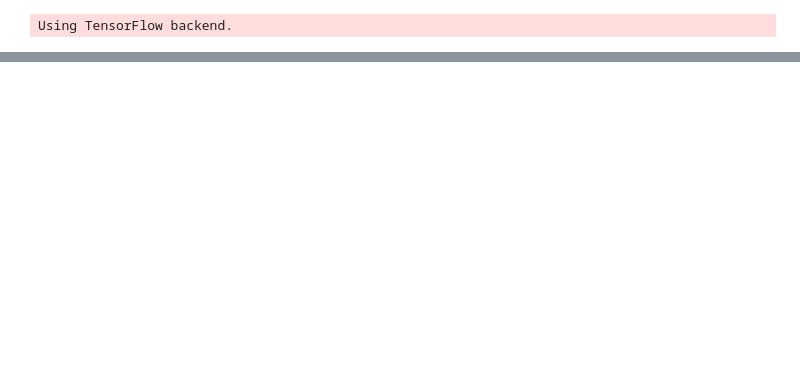
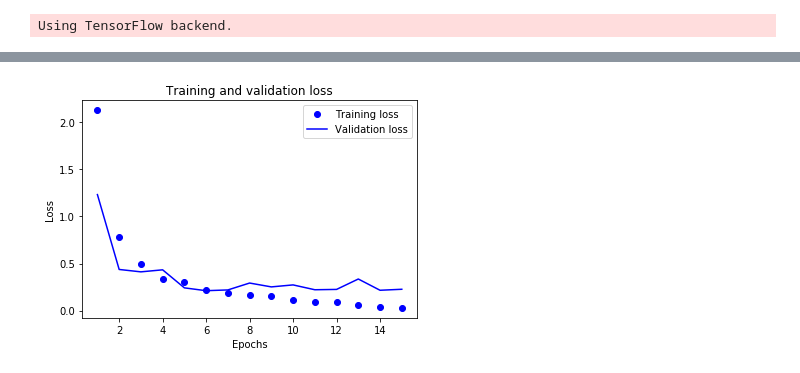
Before and after one commit to jpdol/ElectricCurrentRecognition, a Jupyter notebook: DeepLearning-TimeDomain/CurrentImageAnalysis.ipynb, the cells around one changed output, grey strips where cells are left out. Drawn from its saved outputs; the diff is of its cells as text; code cells hidden in the pictures; blank space fills up the shorter version.

```diff
--- a/DeepLearning-TimeDomain/CurrentImageAnalysis.ipynb
+++ b/DeepLearning-TimeDomain/CurrentImageAnalysis.ipynb
@@ -23,11 +23,7 @@ classifier.add(Dense(activation = 'softmax', units = 15))
 # %%
 classifier.compile(optimizer = 'adam', loss = 'categorical_crossentropy', metrics = ['accuracy'])
 # %%
-train_datagen = ImageDataGenerator(
-        rescale=1./255,
-        shear_range=0.2,
-        zoom_range=0.2,
-        horizontal_flip=True)
+train_datagen = ImageDataGenerator(rescale=1./255)
 
 test_datagen = ImageDataGenerator(rescale=1./255)
 # %%
@@ -48,8 +44,11 @@ Found 301 images belonging to 15 classes.
 # %%
-classifier.fit_generator(
+epochs = 15
+
+history = classifier.fit_generator(
         training_set,
-        steps_per_epoch=2699//32,
-        epochs=30,
+        steps_per_epoch=2700//32,
+        epochs=epochs,
         validation_data=test_set,
-        validation_steps=301//32)
+        validation_steps=300//32,
+        verbose = 1)
 # %% [output]
@@ -111,0 +72,17 @@ Epoch 5/5
+# %%
+import matplotlib.pyplot as plt
+
+history_dict = history.history
+loss_values = history_dict['loss']
+val_loss_values = history_dict['val_loss']
+
+epochs_x = range(1,  epochs+1)
+plt.plot(epochs_x, loss_values, 'bo', label='Training loss')
+plt.plot(epochs_x, val_loss_values, 'b', label='Validation loss')
+plt.title('Training and validation loss')
+plt.xlabel('Epochs')
+plt.ylabel('Loss')
+plt.legend()
+plt.show()
+# %% [output]
+[figure, added]
```
Also changed, not shown: parts of 9 cells of this notebook, 4 other files.
